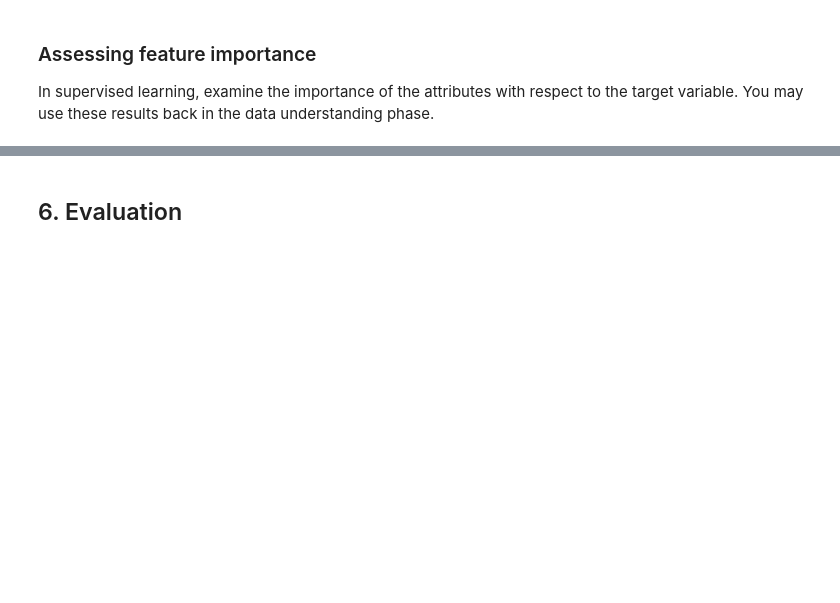
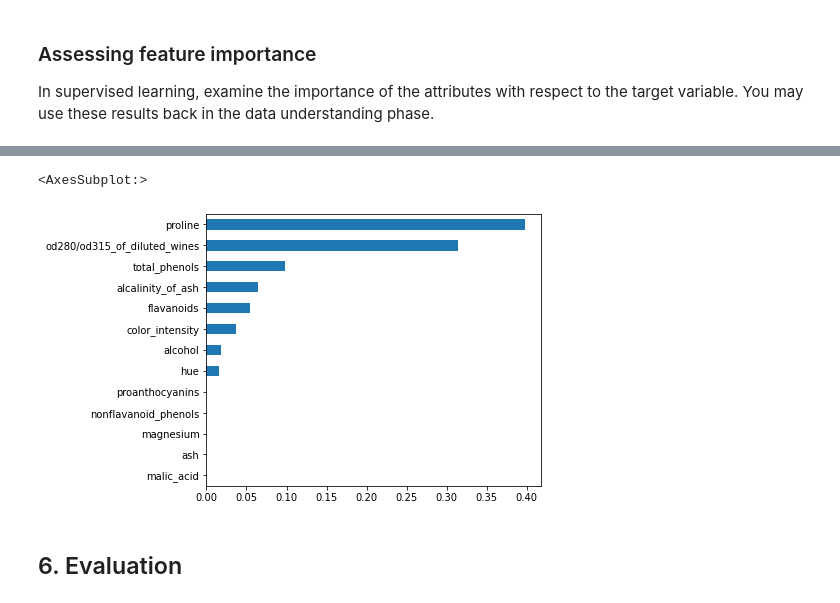
Before and after one commit to Joycelam082/CIS-3200-Final-Project, a Jupyter notebook: Data_mining_project-template.ipynb, the cells around one changed output, grey strips where cells are left out. Cells and saved outputs as stored; diff of their text form; code cells hidden in the pictures; blank space fills up the shorter version.

```diff
--- a/Data_mining_project-template.ipynb
+++ b/Data_mining_project-template.ipynb
@@ -190,3 +185,8 @@ Train different models and calibrate the parameters of the most promising ones t
 ### Fitting a model
 
 Train models from different categories using standard parameters.
+# %%
+training_set, test_set = train_test_split(df, test_size=0.1, random_state=15)
+
+print(training_set.shape)
+print(test_set.shape)
@@ -192,0 +196,3 @@ Train models from different categories using standard parameters.
+# %%
+training_attr = training_set.loc[:, training_set.columns != 'target']
+training_labels = training_set['target']
@@ -198,3 +237,6 @@ Measure and compare performance using cross-validation.
 ### Assessing feature importance
 
 In supervised learning, examine the importance of the attributes with respect to the target variable. You may use these results back in the data understanding phase.
+# %%
+tree_depth_10_clf = DecisionTreeClassifier(max_depth = 10)
+tree_depth_10_clf.fit(training_attr, training_labels)
@@ -200,0 +245,8 @@ In supervised learning, examine the importance of the attributes with respect to
+# %%
+feature_importances = pd.Series(
+    tree_depth_10_clf.feature_importances_,
+    index=training_attr.columns)
+
+feature_importances.sort_values(inplace=True, ascending=False)
+for feature in enumerate(feature_importances.index):
+    print(f"{(feature[0]+1):02d}) {feature[1]:<30} {feature_importances[feature[0]]:.4f}")
@@ -201,3 +267,9 @@ In supervised learning, examine the importance of the attributes with respect to
+# %%
+plt.figure(figsize=(GRAPH_WIDTH, GRAPH_HEIGHT))
+feature_importances.sort_values(ascending=True).plot.barh()
+# %% [output]
+<AxesSubplot:>
+[figure, added]
 # %% [markdown]
 ## 6. Evaluation
 # %% [markdown]
```
Also changed, not shown: parts of 30 cells of this notebook.
